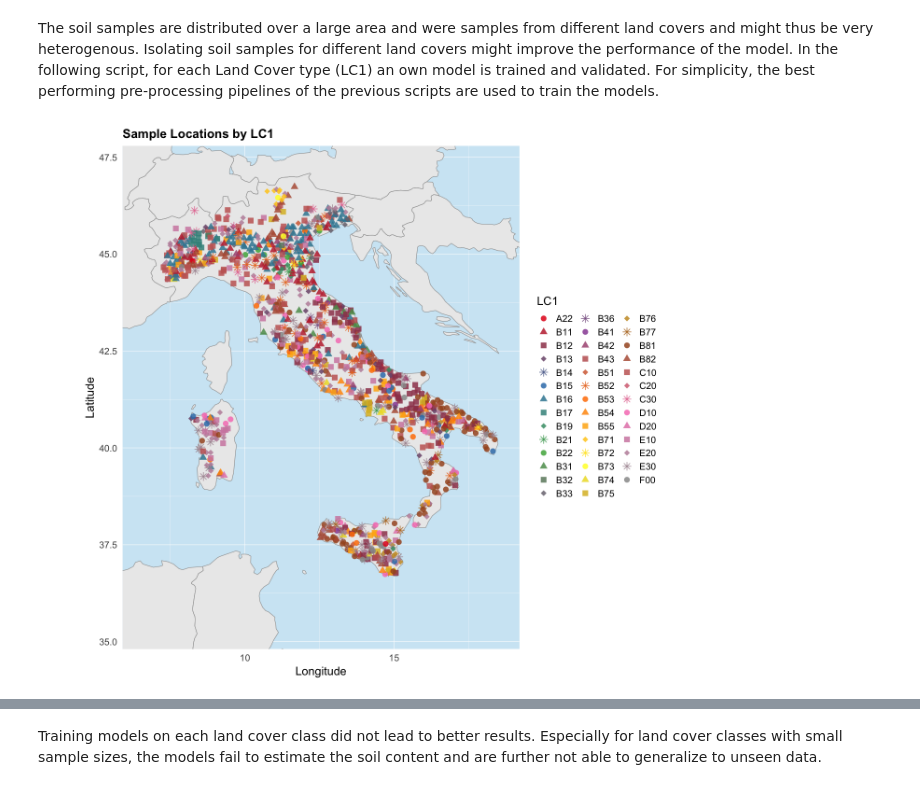
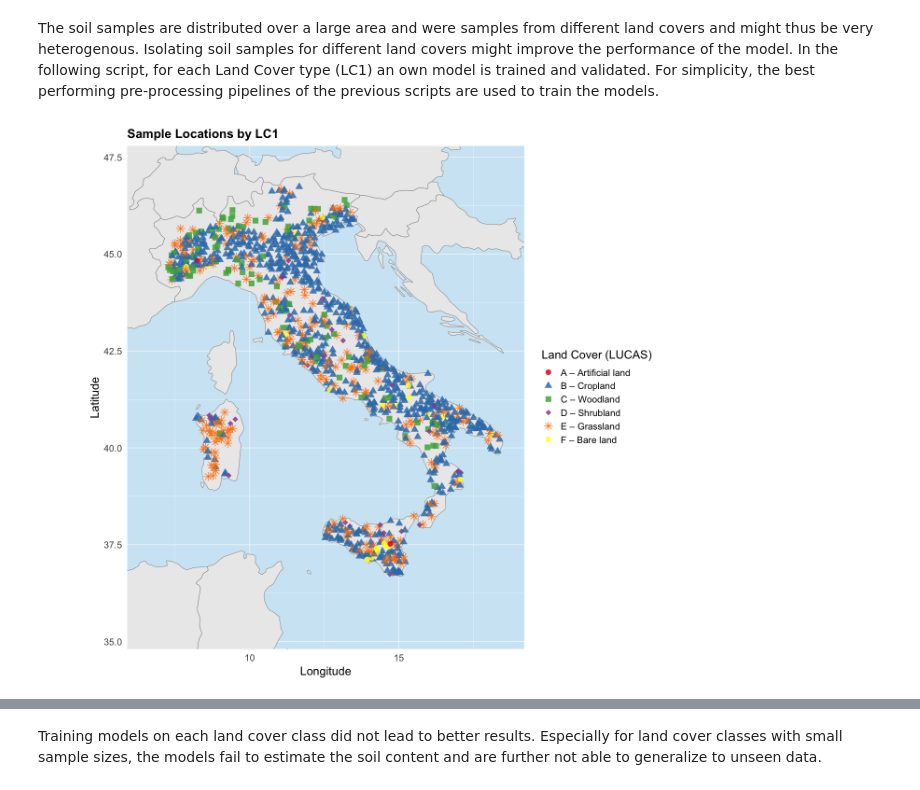
Before and after one commit to lcaspari/italy_soc, a Jupyter notebook: SOC_italy.ipynb, the cells around one changed output, grey strips where cells are left out. Cells and saved outputs as stored; diff of their text form; code cells hidden in the pictures.

```diff
--- a/SOC_italy.ipynb
+++ b/SOC_italy.ipynb
@@ -873,48 +874,70 @@ italy_map <- map_data("world", region = c("Italy", "France", "Switzerland",
                                            "Austria", "Slovenia", "Croatia",
                                            "Tunisia", "Algeria"))
 
-lc_values <- dat_all[[lc_column]]
-n_classes <- length(unique(lc_values))
-colors    <- brewer.pal(min(n_classes, 9), "Set1")
+# LUCAS level-1 legend
+lucas_legend <- c(
+  "A" = "Artificial land",
+  "B" = "Cropland",
+  "C" = "Woodland",
+  "D" = "Shrubland",
+  "E" = "Grassland",
+  "F" = "Bare land",
+  "G" = "Water",
+  "H" = "Wetlands"
+)
+
+lc_values  <- substr(dat_all[[lc_column]], 1, 1)
+lc_groups  <- sort(unique(lc_values))
+n_classes  <- length(lc_groups)
+colors     <- brewer.pal(min(n_classes, 9), "Set1")
 if (n_classes > 9) colors <- colorRampPalette(colors)(n_classes)
+names(colors) <- lc_groups
+
+# Labels for groups present in data
+legend_labels <- paste0(lc_groups, " – ", lucas_legend[lc_groups])
+names(legend_labels) <- lc_groups
 
 p <- ggplot() +
   geom_polygon(
     data      = italy_map,
     aes(x = long, y = lat, group = group),
     fill      = "grey92",
     color     = "grey60",
     linewidth = 0.3
   ) +
   geom_point(
     data  = dat_all,
     aes(x = GPS_LONG, y = GPS_LAT, color = lc_values, shape = lc_values),
     size  = 3,
     alpha = 0.85
   ) +
   coord_fixed(ratio = 1.3, xlim = c(6.5, 18.6), ylim = c(35.4, 47.2)) +
-  scale_color_manual(values = colors, name = lc_column) +
+  scale_color_manual(
+    values = colors,
+    labels = legend_labels,
+    name   = "Land Cover (LUCAS)"
+  ) +
   scale_shape_manual(
-    name   = lc_column,
-    values = rep(c(16, 17, 15, 18, 8), length.out = n_classes)
+    values = rep(c(16, 17, 15, 18, 8), length.out = n_classes),
+    labels = legend_labels,
+    name   = "Land Cover (LUCAS)"
   ) +
   theme_minimal(base_size = 15) +
   theme(
     panel.background = element_rect(fill = "#d0e8f5", color = NA),
     panel.grid       = element_line(color = "white", linewidth = 0.3),
     legend.position  = "right",
     plot.title       = element_text(size = 16, face = "bold")
   ) +
   labs(
     title = paste("Sample Locations by", lc_column),
     x = "Longitude", y = "Latitude"
   )
 
-# Render at custom size in Jupyter
 options(repr.plot.width = plot_width, repr.plot.height = plot_height)
 print(p)
 # %% [output]
-[figure, old version]
+[figure, new version]
 # %%
 # Identify spectral columns (adjust this pattern to match your data)
 spec_cols <- grep("^X[0-9]", colnames(dat_all), value = TRUE)
```
Also changed, not shown: parts of 5 cells of this notebook.
